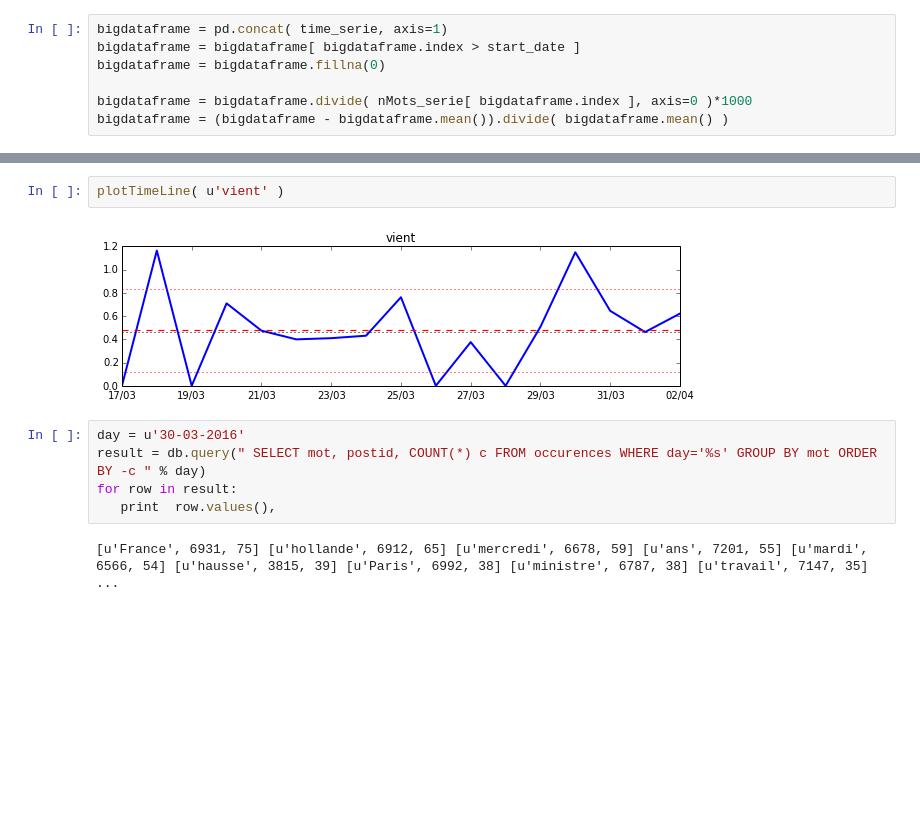
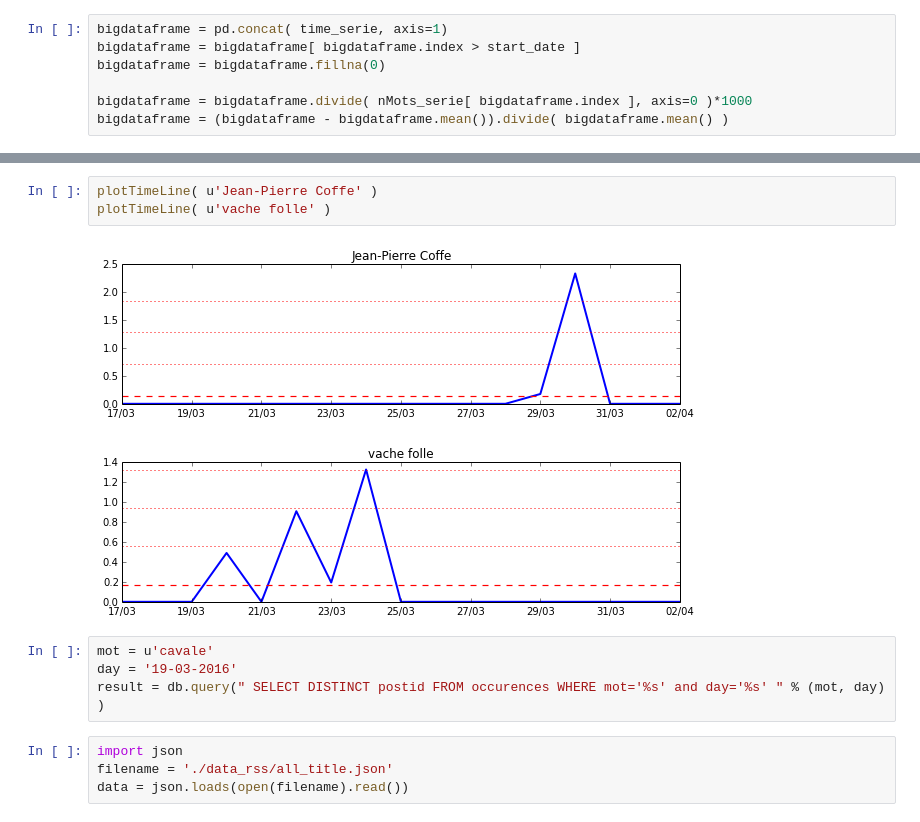
Before and after one commit to xdze2/lesMotsDesJournaux, a Jupyter notebook: read_database.ipynb, the cells around one changed output, grey strips where cells are left out. Drawn from its saved outputs; the diff is of its cells as text; blank space fills up the shorter version.

```diff
--- a/read_database.ipynb
+++ b/read_database.ipynb
@@ -145,11 +152,14 @@ SNCF (3.86), mercredi (3.09), conseil (2.44), hausse (2.12), réseau (2.10), par
-# %%
-plotTimeLine( u'vient' )
-# %% [output]
-[figure, removed]
+# %%
+plotTimeLine( u'Jean-Pierre Coffe' )
+plotTimeLine( u'vache folle' )
+# %% [output]
+[figure, added]
+[figure, added]
 # %%
-day = u'30-03-2016'
-result = db.query(" SELECT mot, postid, COUNT(*) c FROM occurences WHERE day='%s' GROUP BY mot ORDER BY -c " % day)
-for row in result:
-   print  row.values(),
+mot = u'cavale'
+day = '19-03-2016'
+result = db.query(" SELECT DISTINCT postid FROM occurences WHERE mot='%s' and day='%s' " % (mot, day) )
-# %% [output]
-[u'France', 6931, 75] [u'hollande', 6912, 65] [u'mercredi', 6678, 59] [u'ans', 7201, 55] [u'mardi', 6566, 54] [u'hausse', 3815, 39] [u'Paris', 6992, 38] [u'ministre', 6787, 38] [u'travail', 7147, 35]  ...
+# %%
+import json
+filename = './data_rss/all_title.json'
+data = json.loads(open(filename).read())
```
Also changed, not shown: parts of 12 cells of this notebook, 7 other files.
